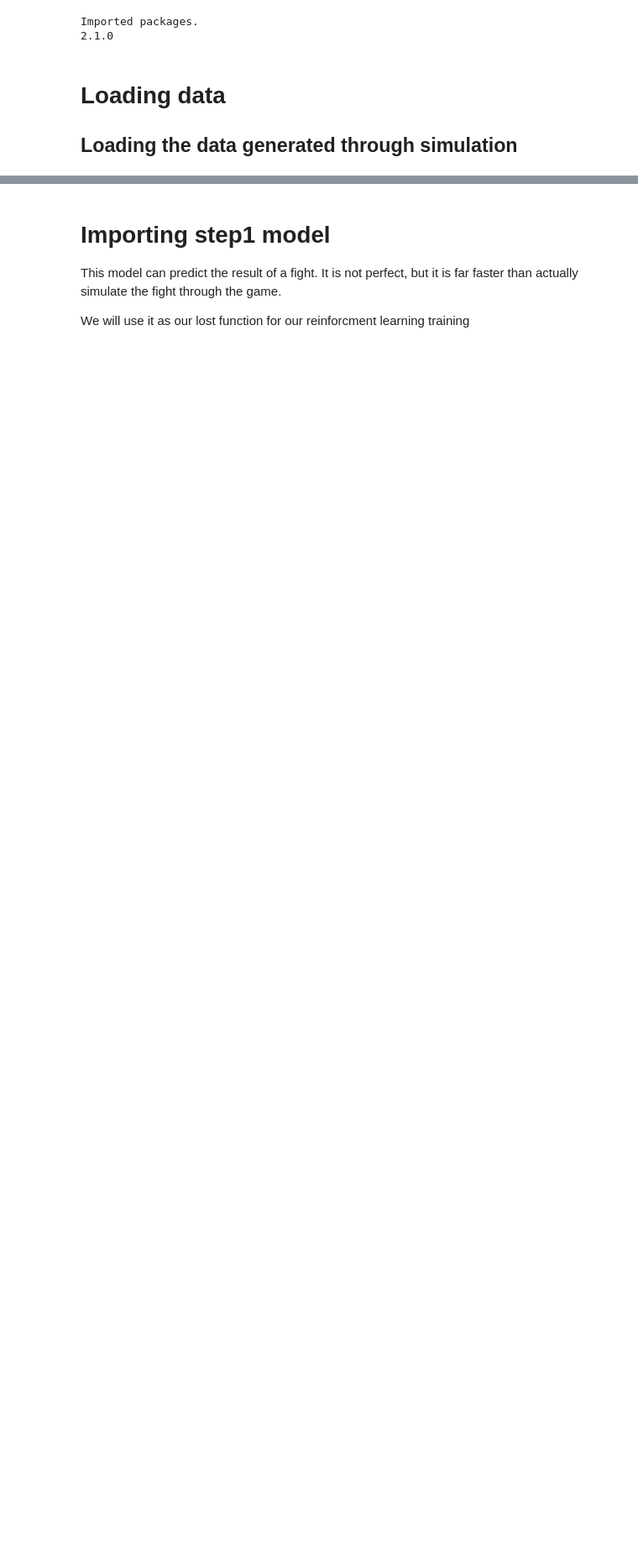
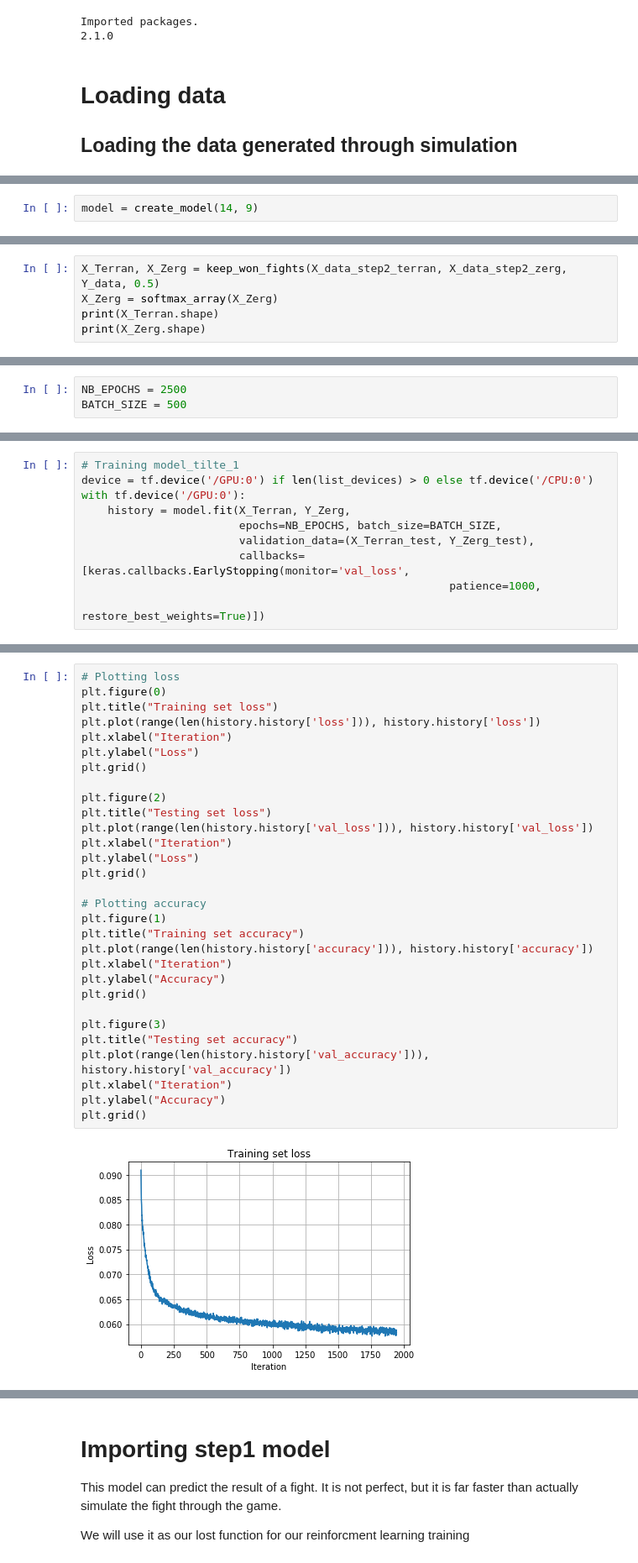
Before and after one commit to BaptisteRoseau/SC2-UnitCounterSelection, a Jupyter notebook: Training_Step_2.ipynb, the cells around one changed output, grey strips where cells are left out. Shown: that part at 84% size. Saved outputs shown, nothing was run; the diff lists cells and outputs as text; blank space fills up the shorter version.

```diff
--- a/Training_Step_2.ipynb
+++ b/Training_Step_2.ipynb
@@ -38,0 +71,2 @@ Shuffled data.
+# %%
+model = create_model(14, 9)
@@ -38,0 +150,5 @@ Shuffled data.
+# %%
+X_Terran, X_Zerg = keep_won_fights(X_data_step2_terran, X_data_step2_zerg, Y_data, 0.5)
+X_Zerg = softmax_array(X_Zerg)
+print(X_Terran.shape)
+print(X_Zerg.shape)
@@ -38,0 +179,3 @@ Shuffled data.
+# %%
+NB_EPOCHS = 2500
+BATCH_SIZE = 500
@@ -38,0 +190,10 @@ Shuffled data.
+# %%
+# Training model_tilte_1
+device = tf.device('/GPU:0') if len(list_devices) > 0 else tf.device('/CPU:0')
+with tf.device('/GPU:0'):
+    history = model.fit(X_Terran, Y_Zerg,
+                        epochs=NB_EPOCHS, batch_size=BATCH_SIZE,
+                        validation_data=(X_Terran_test, Y_Zerg_test),
+                        callbacks=[keras.callbacks.EarlyStopping(monitor='val_loss',
+                                                        patience=1000,
+                                                        restore_best_weights=True)])
@@ -38,0 +226,32 @@ Shuffled data.
+# %%
+# Plotting loss
+plt.figure(0)
+plt.title("Training set loss")
+plt.plot(range(len(history.history['loss'])), history.history['loss'])
+plt.xlabel("Iteration")
+plt.ylabel("Loss")
+plt.grid()
+
+plt.figure(2)
+plt.title("Testing set loss")
+plt.plot(range(len(history.history['val_loss'])), history.history['val_loss'])
+plt.xlabel("Iteration")
+plt.ylabel("Loss")
+plt.grid()
+
+# Plotting accuracy
+plt.figure(1)
+plt.title("Training set accuracy")
+plt.plot(range(len(history.history['accuracy'])), history.history['accuracy'])
+plt.xlabel("Iteration")
+plt.ylabel("Accuracy")
+plt.grid()
+
+plt.figure(3)
+plt.title("Testing set accuracy")
+plt.plot(range(len(history.history['val_accuracy'])), history.history['val_accuracy'])
+plt.xlabel("Iteration")
+plt.ylabel("Accuracy")
+plt.grid()
+# %% [output]
+[figure, added]
```
Also changed, not shown: parts of 27 cells of this notebook, 1 other file.
